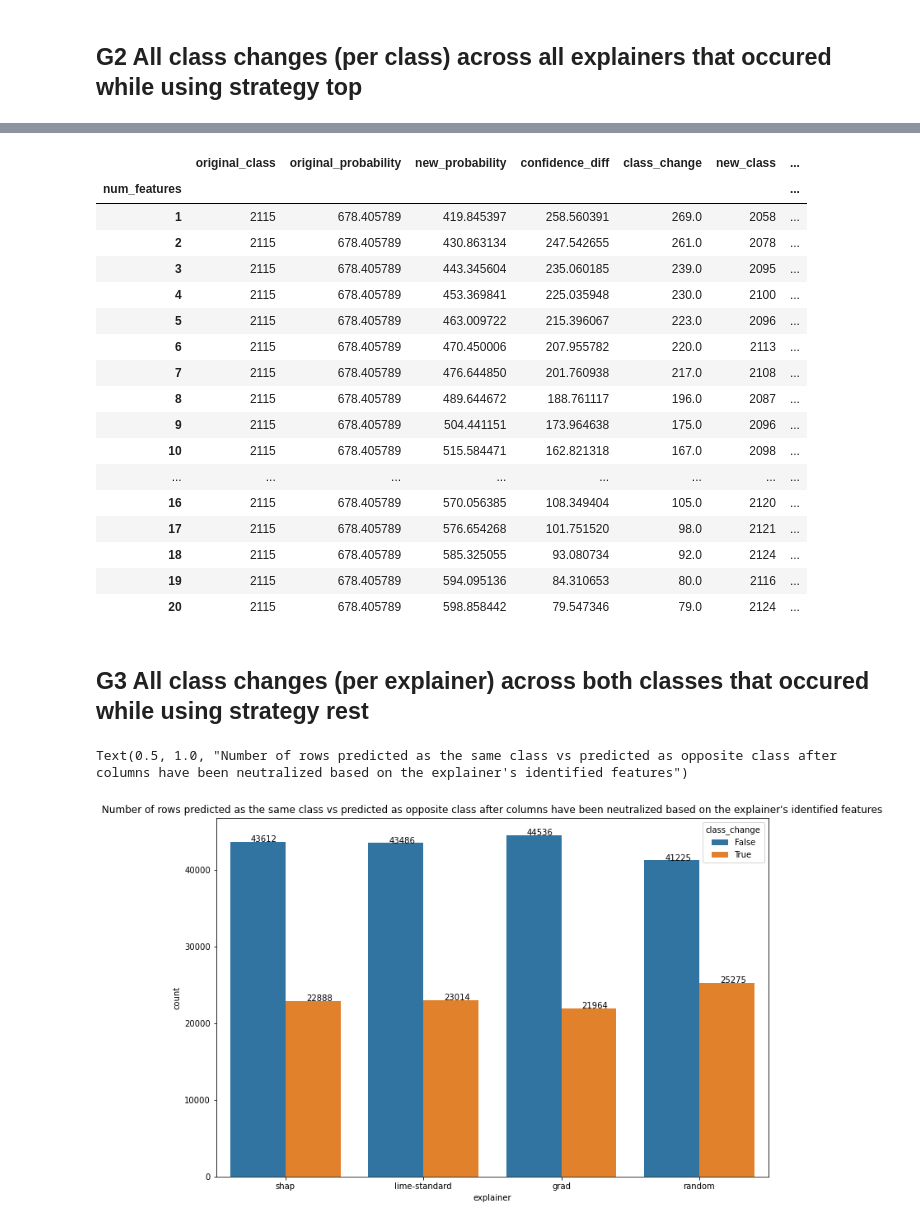
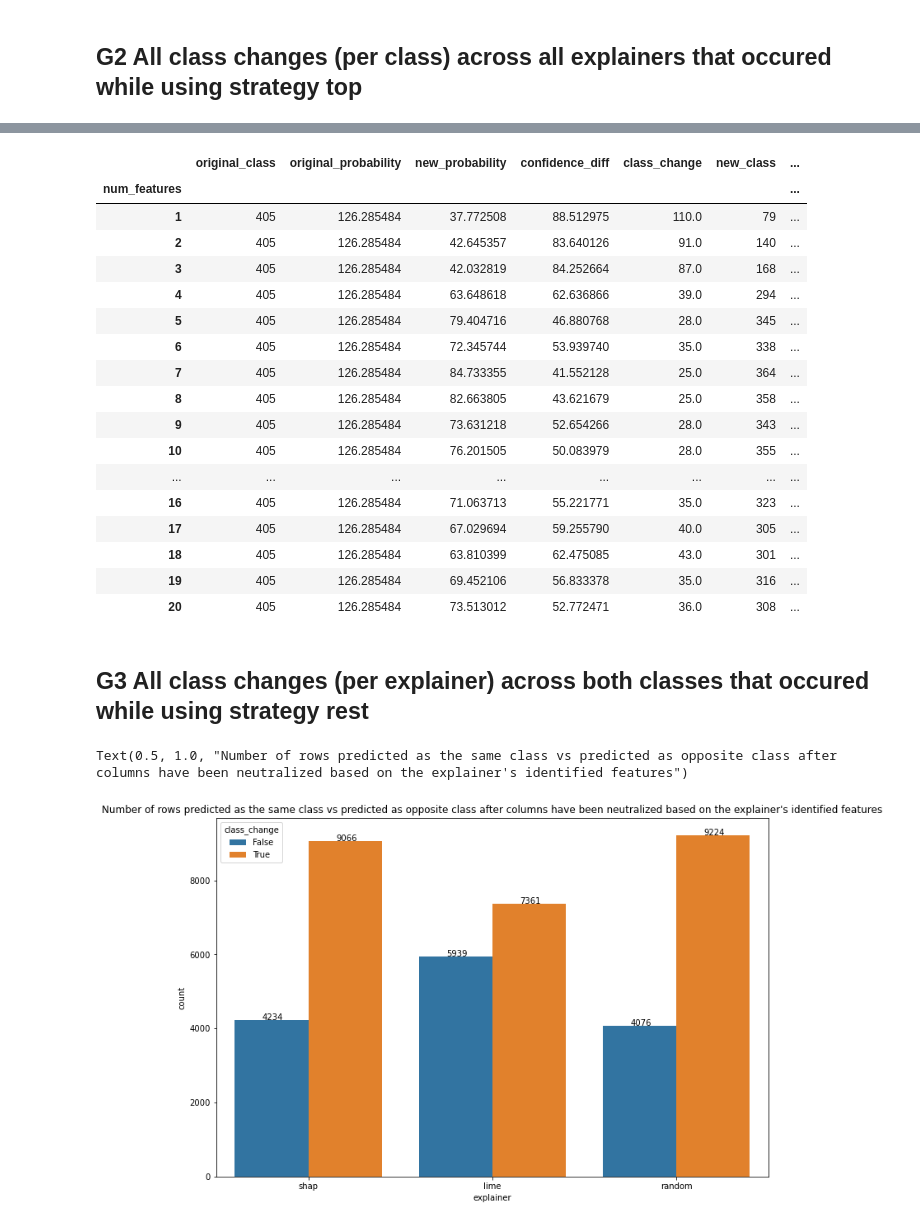
Before and after one commit to dan393/Dissertation, a Jupyter notebook: Code/dissertation/Flowers/Flowers-Analysis.ipynb, the cells around one changed output, grey strips where cells are left out. Drawn from its saved outputs; the diff is of its cells as text; code cells hidden in the pictures.

```diff
--- a/Code/dissertation/Flowers/Flowers-Analysis.ipynb
+++ b/Code/dissertation/Flowers/Flowers-Analysis.ipynb
@@ -64,7 +64,7 @@ res[(res['strategy'] == 'top') & (res['explainer'] == 'grad') & (res['num_featur
 # %% [markdown]
 ## G1 Number of images from each flower class
 # %%
-ax = sns.countplot(x="original_class",data=res[(res['strategy'] == 'top') & (res['explainer'] == 'shap') & (res['num_features'] == 5) & (res['sigma'] == 0.5)] )
+ax = sns.countplot(x="original_class",data=res[(res['strategy'] == 'top') & (res['explainer'] == 'shap') & (res['num_features'] == 5) & (res['sigma'] == 1)] )
 ax.set(xticklabels=['daisy', 'dandelion', 'rose', 'sunflower', 'tulip'])
 plt.title("Number of rows predicted as the same class vs predicted as opposite class after columns have been neutralized based on the explainer's identified features")
 for p in ax.patches:
@@ -75,7 +75,7 @@ for p in ax.patches:
 # %% [markdown]
 ## G2 All class changes (per class) across all explainers that occured while using strategy top
 # %%
-ax = sns.countplot(x="original_class",data=res[ (res['strategy'] == 'top')  ], hue = 'class_change')
+ax = sns.countplot(x="original_class",data=res[ (res['strategy'] == 'top')  & (res['sigma'] == 1) ], hue = 'class_change')
 ax.set(xticklabels=['daisy', 'dandelion', 'rose', 'sunflower', 'tulip'])
 for p in ax.patches:
     ax.annotate('{:}'.format(p.get_height()), (p.get_x()+0.0, p.get_height()+10))
@@ -128,35 +128,35 @@ for i in ax.patches:
 # %%
-res[(res['strategy'] == 'top') & (res['explainer'] == 'grad') &  (res['original_class'] == 3)].groupby("num_features").sum()
+res[(res['strategy'] == 'top') & (res['explainer'] == 'shap') &  (res['original_class'] == 3)].groupby("num_features").sum()
 # %% [output]
 |  | original_class | original_probability | new_probability | confidence_diff | class_change | new_class | ... |
 | num_features |  |  |  |  |  |  | ... |
-| 1 | 2115 | 678.405789 | 419.845397 | 258.560391 | 269.0 | 2058 | ... |
-| 2 | 2115 | 678.405789 | 430.863134 | 247.542655 | 261.0 | 2078 | ... |
-| 3 | 2115 | 678.405789 | 443.345604 | 235.060185 | 239.0 | 2095 | ... |
-| 4 | 2115 | 678.405789 | 453.369841 | 225.035948 | 230.0 | 2100 | ... |
-| 5 | 2115 | 678.405789 | 463.009722 | 215.396067 | 223.0 | 2096 | ... |
-| 6 | 2115 | 678.405789 | 470.450006 | 207.955782 | 220.0 | 2113 | ... |
-| 7 | 2115 | 678.405789 | 476.644850 | 201.760938 | 217.0 | 2108 | ... |
-| 8 | 2115 | 678.405789 | 489.644672 | 188.761117 | 196.0 | 2087 | ... |
-| 9 | 2115 | 678.405789 | 504.441151 | 173.964638 | 175.0 | 2096 | ... |
-| 10 | 2115 | 678.405789 | 515.584471 | 162.821318 | 167.0 | 2098 | ... |
+| 1 | 405 | 126.285484 | 37.772508 | 88.512975 | 110.0 | 79 | ... |
+| 2 | 405 | 126.285484 | 42.645357 | 83.640126 | 91.0 | 140 | ... |
+| 3 | 405 | 126.285484 | 42.032819 | 84.252664 | 87.0 | 168 | ... |
+| 4 | 405 | 126.285484 | 63.648618 | 62.636866 | 39.0 | 294 | ... |
+| 5 | 405 | 126.285484 | 79.404716 | 46.880768 | 28.0 | 345 | ... |
+| 6 | 405 | 126.285484 | 72.345744 | 53.939740 | 35.0 | 338 | ... |
+| 7 | 405 | 126.285484 | 84.733355 | 41.552128 | 25.0 | 364 | ... |
+| 8 | 405 | 126.285484 | 82.663805 | 43.621679 | 25.0 | 358 | ... |
+| 9 | 405 | 126.285484 | 73.631218 | 52.654266 | 28.0 | 343 | ... |
+| 10 | 405 | 126.285484 | 76.201505 | 50.083979 | 28.0 | 355 | ... |
 | ... | ... | ... | ... | ... | ... | ... | ... |
-| 16 | 2115 | 678.405789 | 570.056385 | 108.349404 | 105.0 | 2120 | ... |
-| 17 | 2115 | 678.405789 | 576.654268 | 101.751520 | 98.0 | 2121 | ... |
-| 18 | 2115 | 678.405789 | 585.325055 | 93.080734 | 92.0 | 2124 | ... |
-| 19 | 2115 | 678.405789 | 594.095136 | 84.310653 | 80.0 | 2116 | ... |
-| 20 | 2115 | 678.405789 | 598.858442 | 79.547346 | 79.0 | 2124 | ... |
+| 16 | 405 | 126.285484 | 71.063713 | 55.221771 | 35.0 | 323 | ... |
+| 17 | 405 | 126.285484 | 67.029694 | 59.255790 | 40.0 | 305 | ... |
+| 18 | 405 | 126.285484 | 63.810399 | 62.475085 | 43.0 | 301 | ... |
+| 19 | 405 | 126.285484 | 69.452106 | 56.833378 | 35.0 | 316 | ... |
+| 20 | 405 | 126.285484 | 73.513012 | 52.772471 | 36.0 | 308 | ... |
 # %% [markdown]
 ## G3 All class changes (per explainer) across both classes that occured while using strategy rest
 # %%
 plt.figure(figsize=(12,8))
-ax =sns.countplot(x="explainer",data=res[(res['strategy'] == 'top') ], hue = 'class_change')
+ax =sns.countplot(x="explainer",data=res[(res['strategy'] == 'top')  & (res['sigma'] == 1)], hue = 'class_change')
 for p in ax.patches:
     ax.annotate('{:}'.format(p.get_height()), (p.get_x()+0.15, p.get_height()+5))
 plt.title("Number of rows predicted as the same class vs predicted as opposite class after columns have been neutralized based on the explainer's identified features")
 # %% [output]
 Text(0.5, 1.0, "Number of rows predicted as the same class vs predicted as opposite class after columns have been neutralized based on the explainer's identified features")
-[figure, old version]
+[figure, new version]
 # %%
 plt.figure(figsize=(12,8))
 ax =sns.countplot(x="explainer",data=res[(res['strategy'] == 'rest') & (res['num_features'] == 20) ], hue = 'class_change')
```
Also changed, not shown: parts of 13 cells of this notebook, 36 other files.
